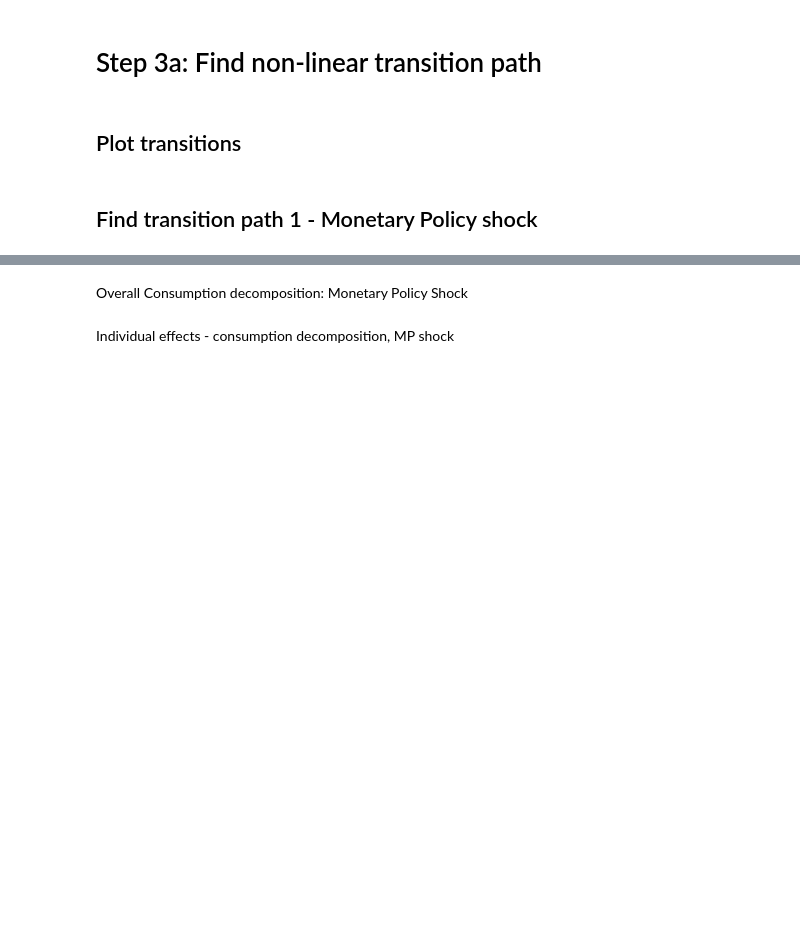
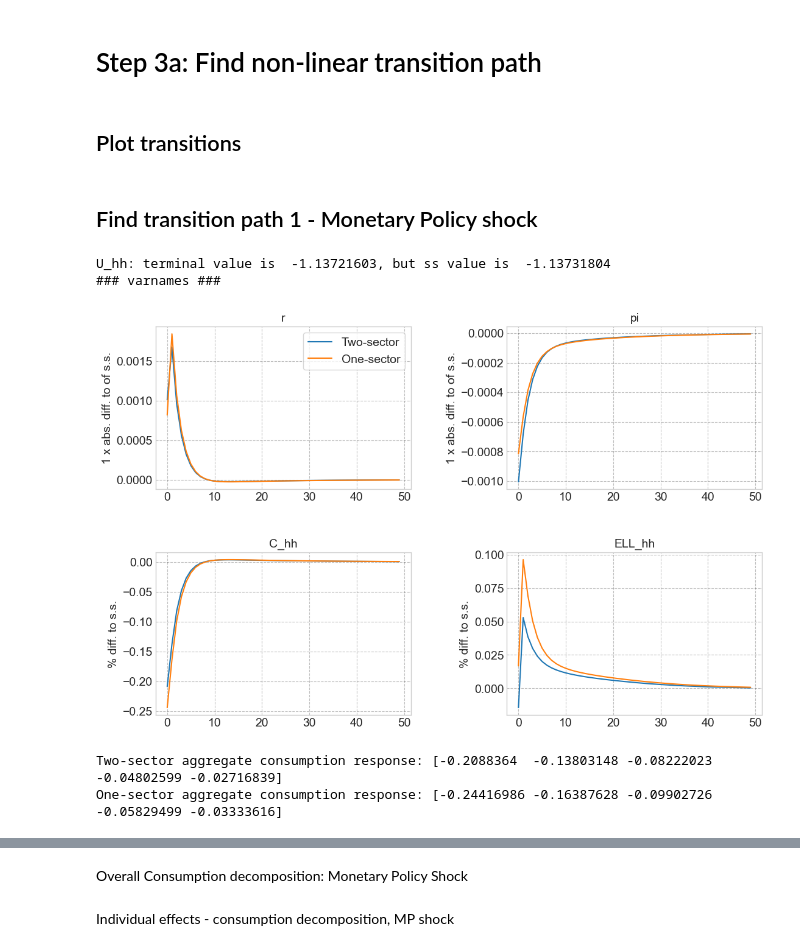
Before and after one commit to signehm0812/hank-speciale, a Jupyter notebook: two_sectors_subsistence/two_sector/HANK.ipynb, the cells around one changed output, grey strips where cells are left out. Saved outputs shown, nothing was run; the diff lists cells and outputs as text; code cells hidden in the pictures; blank space fills up the shorter version.

```diff
--- a/two_sectors_subsistence/two_sector/HANK.ipynb
+++ b/two_sectors_subsistence/two_sector/HANK.ipynb
@@ -321,4 +312,20 @@ model.find_transition_path(do_print=False) #all
 paths_prices = ['pm_N','P_hh','r','pi_L','pi_N','Q'] #Show pricing graphs
 paths_hh =['C_N','C_L','N_N','N_L','M_N','M_L','w_N','d_N','d_L']
 lvl_value = ['i','pi_L','pi_N','r','pi','tau'] #Show all push
+# %%
+model_baseline.par.jump_istar     = par.jump_istar # cost push shock
+model_baseline.par.jump_pm     = par.jump_pm_N # cost push shock
+model_baseline.find_transition_path()
+paths_aggregate = ['r','pi','C_hh','ELL_hh'] #Show main
+model.compare_IRFs([model,model_baseline],['Two-sector','One-sector'],paths_aggregate,lvl_value,do_shocks=False,do_targets=False,T_max=50,ncols=2)
+# %% [output]
+U_hh: terminal value is  -1.13721603, but ss value is  -1.13731804
+### varnames ###
+[figure, added]
+# %%
+print('Two-sector aggregate consumption response:',(model.path.C_hh[0,:5]-ss.C)/ss.C*100)
+print('One-sector aggregate consumption response:',(model_baseline.path.C_hh[0,:5]-model_baseline.ss.C)/model_baseline.ss.C*100)
+# %% [output]
+Two-sector aggregate consumption response: [-0.2088364  -0.13803148 -0.08222023 -0.04802599 -0.02716839]
+One-sector aggregate consumption response: [-0.24416986 -0.16387628 -0.09902726 -0.05829499 -0.03333616]
 # %%
```
Also changed, not shown: parts of 22 cells of this notebook, 7 other files.
